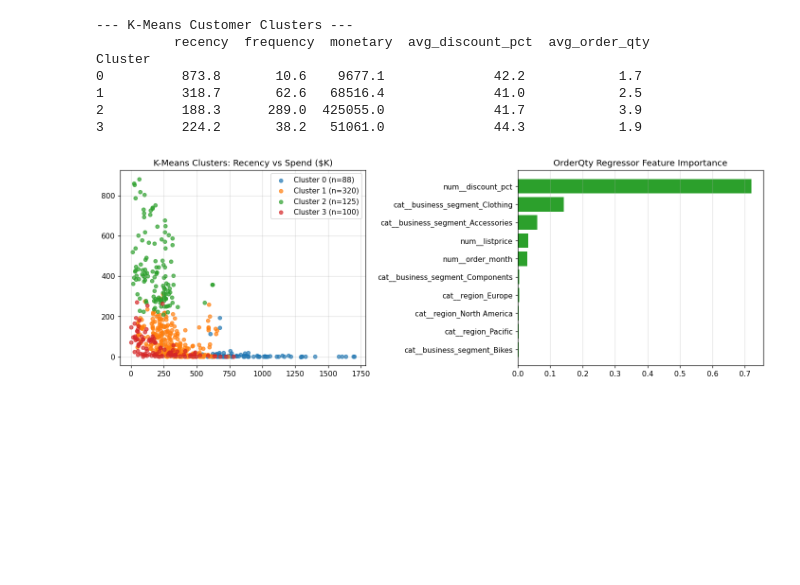
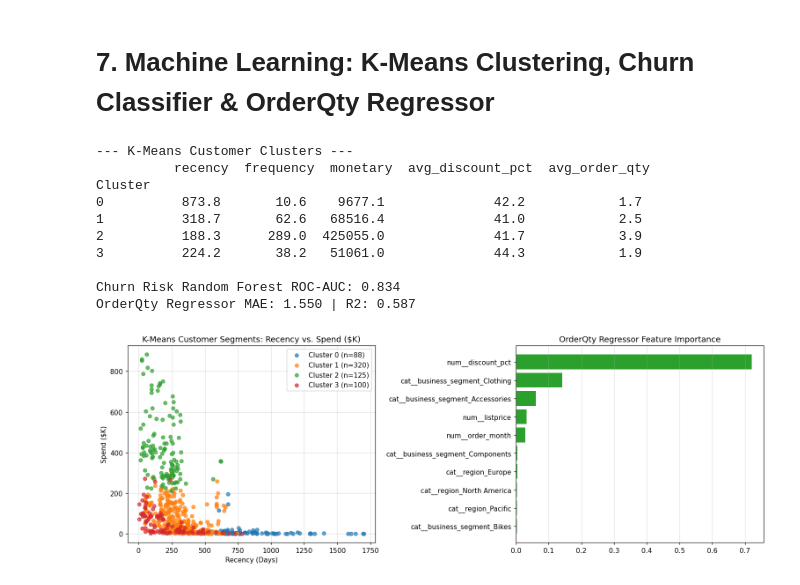
Before and after one commit to Dipali023/B2B-Commercial-Sales-Pricing-Customer-Retention-Intelligence, a Jupyter notebook: Final_Analysis.ipynb, the cells around one changed output. Cells and saved outputs as stored; diff of their text form; code cells hidden in the pictures; blank space fills up the shorter version.

Commit message:
Add complete 7-section analysis with Markdown headers, tables, ML metrics, and charts

```diff
--- a/Final_Analysis.ipynb
+++ b/Final_Analysis.ipynb
@@ -53,20 +158,27 @@ cohort_year
+# %% [markdown]
+# 7. Machine Learning: K-Means Clustering, Churn Classifier & OrderQty Regressor
 # %%
-print("--- K-Means Customer Clusters ---\n", cust_features.groupby('Cluster').mean().round(1).to_string())
-fig, ax = plt.subplots(1, 2, figsize=(13, 4.5))
+print('--- K-Means Customer Clusters ---\n', cust_features.groupby('Cluster').mean().round(1).to_string())
+print(f'\nChurn Risk Random Forest ROC-AUC: {roc_auc_score(y_test, clf.predict_proba(X_test)[:, 1]):.3f}')
+print(f'OrderQty Regressor MAE: {mean_absolute_error(yr_test, yr_pred):.3f} | R2: {r2_score(yr_test, yr_pred):.3f}')
+fig, ax = plt.subplots(1, 2, figsize=(14, 5))
 for cid, col in enumerate(['#1f77b4', '#ff7f0e', '#2ca02c', '#d62728']):
     s = cust_features[cust_features['Cluster'] == cid]
-    ax[0].scatter(s['recency'], s['monetary']/1e3, label=f'Cluster {cid} (n={len(s)})', alpha=0.7, s=25, color=col)
-ax[0].set_title('K-Means Clusters: Recency vs Spend ($K)'); ax[0].legend(); ax[0].grid(True, alpha=0.4)
+    ax[0].scatter(s['recency'], s['monetary']/1e3, label=f'Cluster {cid} (n={len(s)})', alpha=0.7, s=28, color=col)
+ax[0].set_title('K-Means Customer Segments: Recency vs. Spend ($K)'); ax[0].set_xlabel('Recency (Days)'); ax[0].set_ylabel('Spend ($K)'); ax[0].legend(); ax[0].grid(True, alpha=0.4)
 fn = reg_pipe.named_steps['prep'].get_feature_names_out()
 imp = reg_pipe.named_steps['rf'].feature_importances_; idx = np.argsort(imp)
 ax[1].barh(fn[idx], imp[idx], color='#2ca02c'); ax[1].set_title('OrderQty Regressor Feature Importance'); ax[1].grid(True, axis='x', alpha=0.4)
 plt.tight_layout(); plt.show()
 # %% [output]
 --- K-Means Customer Clusters ---
           recency  frequency  monetary  avg_discount_pct  avg_order_qty
 Cluster
 0          873.8       10.6    9677.1              42.2            1.7
 1          318.7       62.6   68516.4              41.0            2.5
 2          188.3      289.0  425055.0              41.7            3.9
 3          224.2       38.2   51061.0              44.3            1.9
+
+Churn Risk Random Forest ROC-AUC: 0.834
+OrderQty Regressor MAE: 1.550 | R2: 0.587
-[figure, old version]
+[figure, new version]
```
Also changed, not shown: parts of 13 cells of this notebook.
